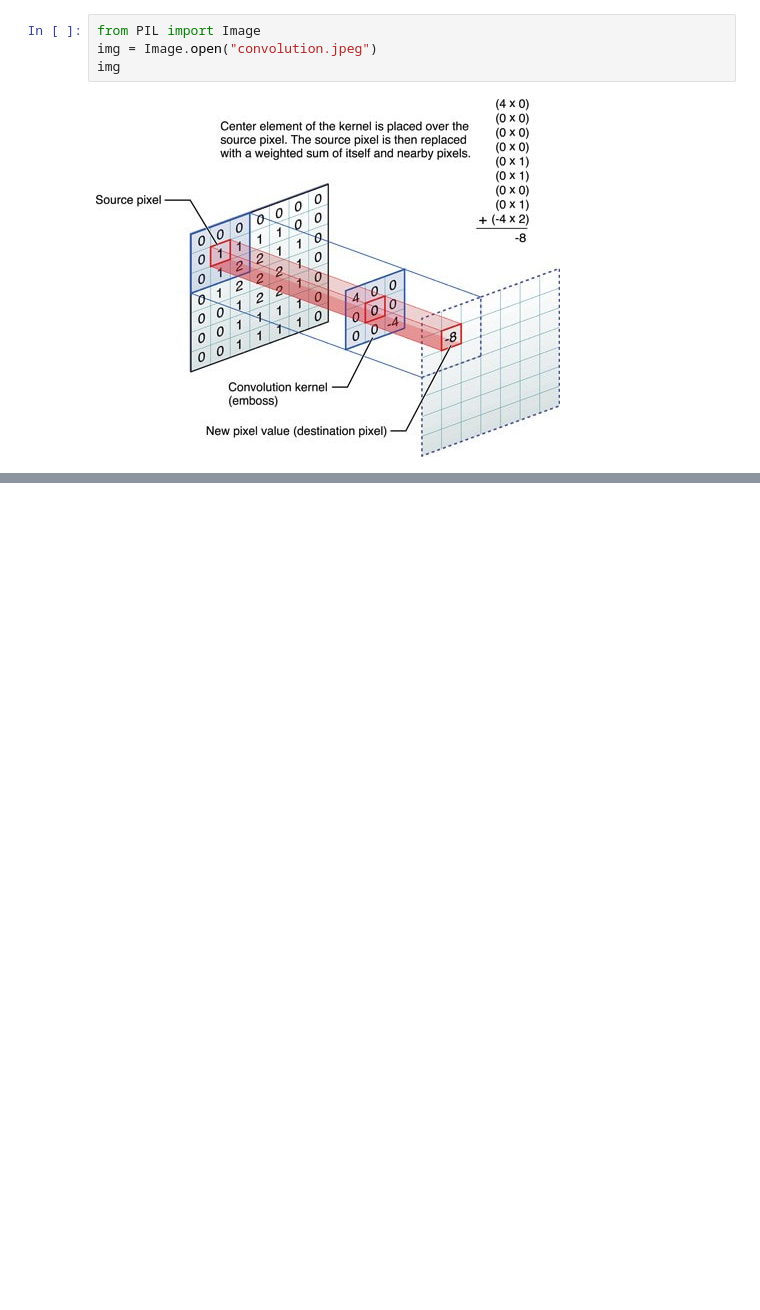
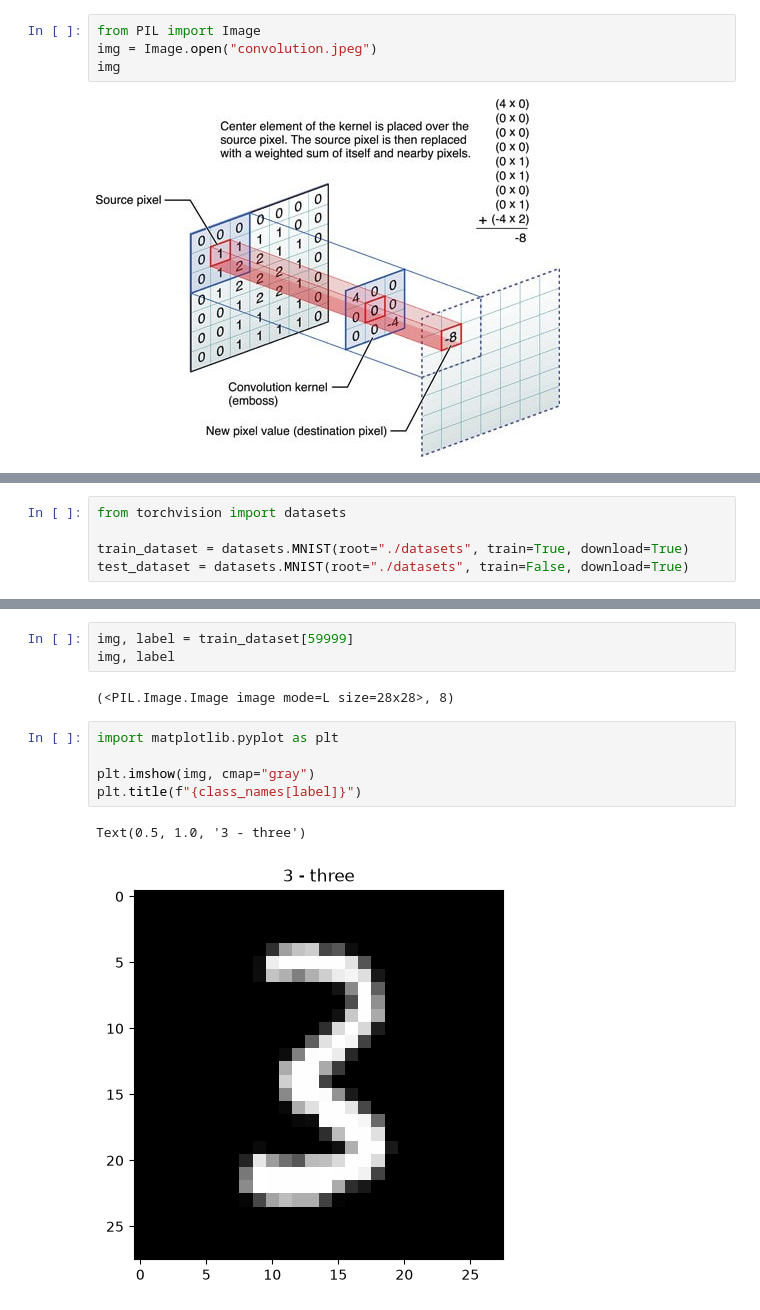
Before and after one commit to BiratBC/ml_papers_implementation, a Jupyter notebook: GradientBased Learning Applied to Document (CNN) - LeCun/LeNet5.ipynb, the cells around one changed output, grey strips where cells are left out. Saved outputs shown, nothing was run; the diff lists cells and outputs as text; blank space fills up the shorter version.

```diff
--- a/GradientBased Learning Applied to Document (CNN) - LeCun/LeNet5.ipynb
+++ b/GradientBased Learning Applied to Document (CNN) - LeCun/LeNet5.ipynb
@@ -67,0 +70,5 @@ plt.show()
+# %%
+from torchvision import datasets
+
+train_dataset = datasets.MNIST(root="./datasets", train=True, download=True)
+test_dataset = datasets.MNIST(root="./datasets", train=False, download=True)
@@ -67,0 +84,13 @@ plt.show()
+# %%
+img, label = train_dataset[59999]
+img, label
+# %% [output]
+(<PIL.Image.Image image mode=L size=28x28>, 8)
+# %%
+import matplotlib.pyplot as plt
+
+plt.imshow(img, cmap="gray")
+plt.title(f"{class_names[label]}")
+# %% [output]
+Text(0.5, 1.0, '3 - three')
+[figure, added]
```
Also changed, not shown: parts of 18 cells of this notebook, 11 other files.
